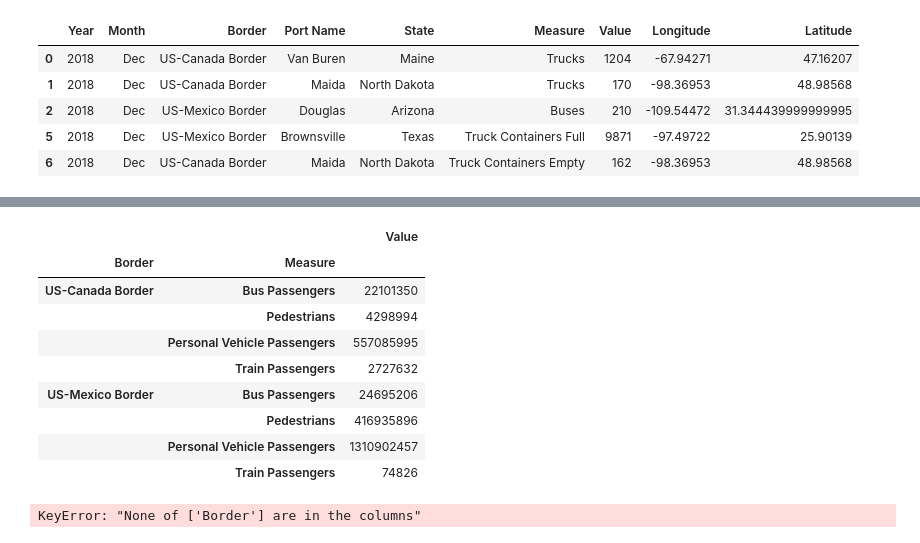
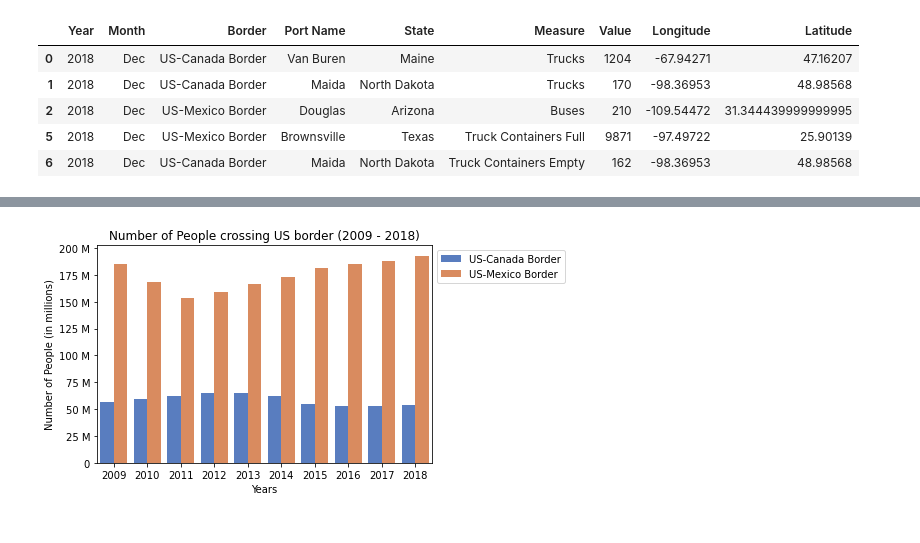
Before and after one commit to saraparveen26/Data-Visualization---US-Border-Crossing, a Jupyter notebook: border_crossing_lynn.ipynb, the cells around one changed output, grey strips where cells are left out. Saved outputs shown, nothing was run; the diff lists cells and outputs as text; code cells hidden in the pictures.

```diff
--- a/border_crossing_lynn.ipynb
+++ b/border_crossing_lynn.ipynb
@@ -280,33 +309,29 @@ vehicles_df.head()
 # # Show the chart
 # plt.tight_layout()
 # plt.show
-# %%
-# Generate a bar plot showing number of people crossing US-Canada vs. US-Mexico border
-
-# Filter the dataframe only to the columns needed for the chart
-# border_data = people_df.groupby(["Border"])["Border"]
-# people_data = people_df.groupby(["Border","Measure"]).agg({"Value": [sum]})
-people_data = people_df.groupby(["Border","Measure"])["Value"].sum()
-people_data =pd.DataFrame(people_data)
-people_data
-# %% [output]
-|  |  | Value |
-| Border | Measure |  |
-| US-Canada Border | Bus Passengers | 22101350 |
-|  | Pedestrians | 4298994 |
-|  | Personal Vehicle Passengers | 557085995 |
-|  | Train Passengers | 2727632 |
-| US-Mexico Border | Bus Passengers | 24695206 |
-|  | Pedestrians | 416935896 |
-|  | Personal Vehicle Passengers | 1310902457 |
-|  | Train Passengers | 74826 |
-# %%
-# Fig1 = sns.catplot(data=people_data, kind="bar", x="Border", y="Value")
-# Fig1 = sns.barplot(people_data, people_data)
-people_data.set_index('Border').plot(kind='bar', stacked=True)
-# Fig1.set_xlabel("Border")
-# Fig1.set_ylabel("Number of people")
-# Fig1.set_title("Number of people crossing US border")
-# plt.show()
-# %% [output]
-KeyError: "None of ['Border'] are in the columns"
+# %%
+# Create a chart to compare number of people crossing US border between Canada and Mexico
+
+# Get the data to plot the chart
+Fig1 = sns.barplot(data=people_data, x="Year", y="Value", hue="Border")
+
+# Format y-axis values to display in a reasonable format
+Fig1.yaxis.set_major_formatter(ticker.EngFormatter())
+
+# Fig1.bar_label(Fig1.containers[0])
+
+# Set chart title and axis labels
+Fig1.set_xlabel("Years")
+Fig1.set_ylabel("Number of People (in millions)")
+Fig1.set_title("Number of People crossing US border (2009 - 2018)")
+
+# Set legend details
+plt.legend(bbox_to_anchor=(1, 1), loc='upper left')
+
+# Save the figure
+plt.savefig("Images/Fig1.png")
+
+# Show the chart
+plt.show()
+# %% [output]
+[figure, added]
```
Also changed, not shown: parts of 64 cells of this notebook.
